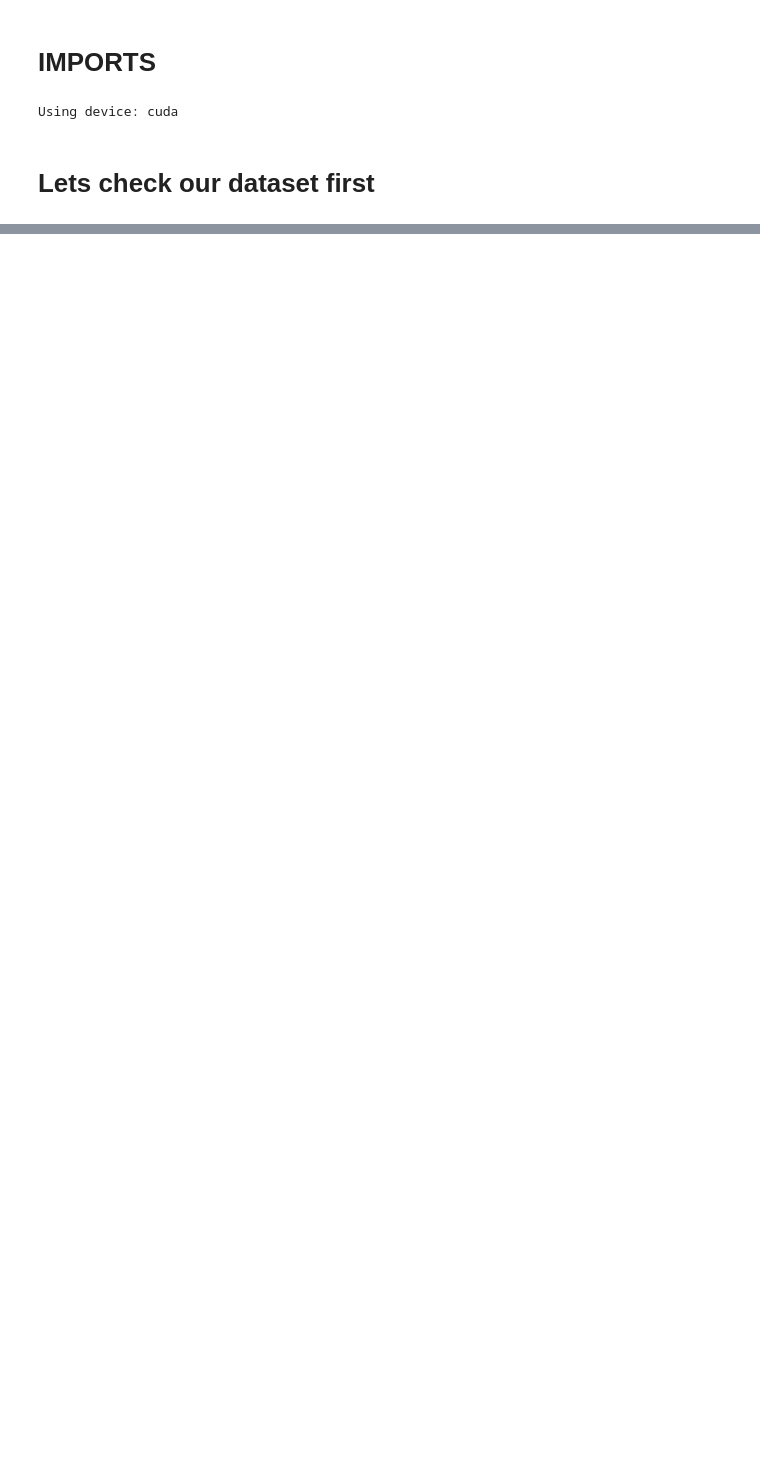
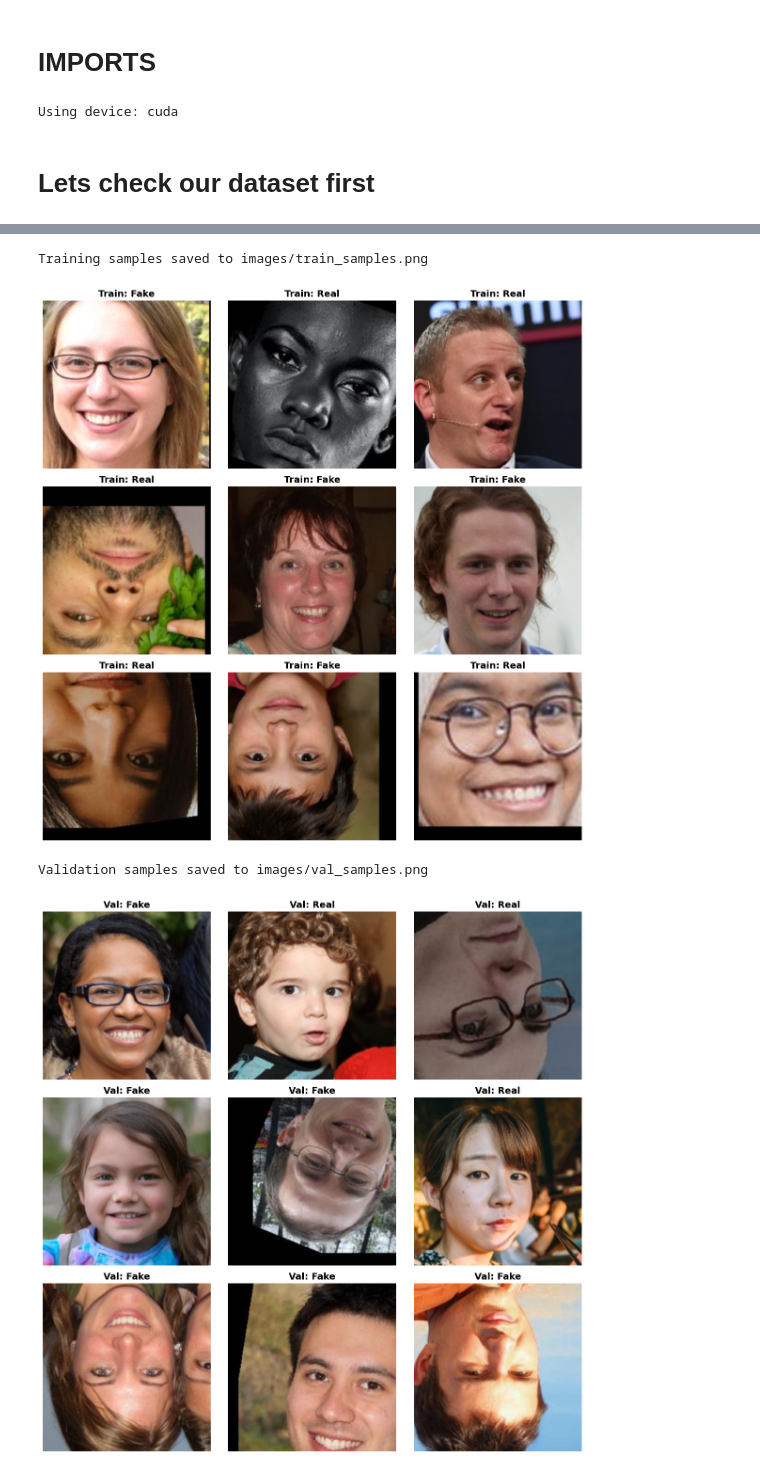
Before and after one commit to GabiYamato/Deepfake-face, a Jupyter notebook: vis.ipynb, the cells around one changed output, grey strips where cells are left out. Cells and saved outputs as stored; diff of their text form; code cells hidden in the pictures; blank space fills up the shorter version.

```diff
--- a/vis.ipynb
+++ b/vis.ipynb
@@ -36,3 +38,16 @@ print(f'Using device: {device}')
 Using device: cuda
 # %% [markdown]
 # Lets check our dataset first
+# %%
+DATA_DIR = 'dataset'
+# real images are in /Real subfolder and fake in /Fake subfolder and csv in dataset.csv
+DATA_DIR_REAL = os.path.join(DATA_DIR, 'Real')
+DATA_DIR_FAKE = os.path.join(DATA_DIR, 'Fake')
+CSV_FILE = os.path.join(DATA_DIR, 'dataset.csv')
+
+
+"""
+THAT WAS KINDA USELESS, Cause we have dedicated REAL and Fake Folders in the dataset
+"""
+
+pd.read_csv(CSV_FILE).head()
@@ -38,0 +113,66 @@ Using device: cuda
+# %%
+#plot a few real and fake images in a 3x3 grid (original, non-transformed images)
+# Create a dataset without transformations for visualization
+transform_viz = transforms.Compose([
+    transforms.Resize((224, 224)),
+    transforms.ToTensor(),
+])
+
+dataset_viz = datasets.ImageFolder(root=DATA_DIR, transform=transform_viz)
+
+# Split using the same seed for consistency
+train_size = int(0.8 * len(dataset_viz))
+val_size = len(dataset_viz) - train_size
+train_dataset_viz, val_dataset_viz = torch.utils.data.random_split(
+    dataset_viz, [train_size, val_size],
+    generator=torch.Generator().manual_seed(42)
+)
+
+# Create loaders for visualization
+train_loader_viz = DataLoader(train_dataset_viz, batch_size=32, shuffle=False)
+val_loader_viz = DataLoader(val_dataset_viz, batch_size=32, shuffle=False)
+
+# Get training images
+dataiter = iter(train_loader_viz)
+images, labels = next(dataiter)
+
+# Create a 3x3 grid of training images
+fig, axes = plt.subplots(3, 3, figsize=(12, 12))
+axes = axes.ravel()
+
+for idx in range(9):
+    npimg = images[idx].numpy()
+    axes[idx].imshow(np.transpose(npimg, (1, 2, 0)))
+    axes[idx].set_title(f'Train: {dataset.classes[labels[idx]]}', fontsize=14, fontweight='bold')
+    axes[idx].axis('off')
+
+plt.tight_layout()
+if not os.path.exists('images'):
+    os.makedirs('images')
+plt.savefig('images/train_samples.png', dpi=150, bbox_inches='tight')
+print('Training samples saved to images/train_samples.png')
+plt.show()
+
+# Get validation images
+dataiter_val = iter(val_loader_viz)
+images_val, labels_val = next(dataiter_val)
+
+# Create a 3x3 grid of validation images
+fig, axes = plt.subplots(3, 3, figsize=(12, 12))
+axes = axes.ravel()
+
+for idx in range(9):
+    npimg = images_val[idx].numpy()
+    axes[idx].imshow(np.transpose(npimg, (1, 2, 0)))
+    axes[idx].set_title(f'Val: {dataset.classes[labels_val[idx]]}', fontsize=14, fontweight='bold')
+    axes[idx].axis('off')
+
+plt.tight_layout()
+plt.savefig('images/val_samples.png', dpi=150, bbox_inches='tight')
+print('Validation samples saved to images/val_samples.png')
+plt.show()
+# %% [output]
+Training samples saved to images/train_samples.png
+[figure, added]
+Validation samples saved to images/val_samples.png
+[figure, added]
```
Also changed, not shown: parts of 8 cells of this notebook, 8 other files.
